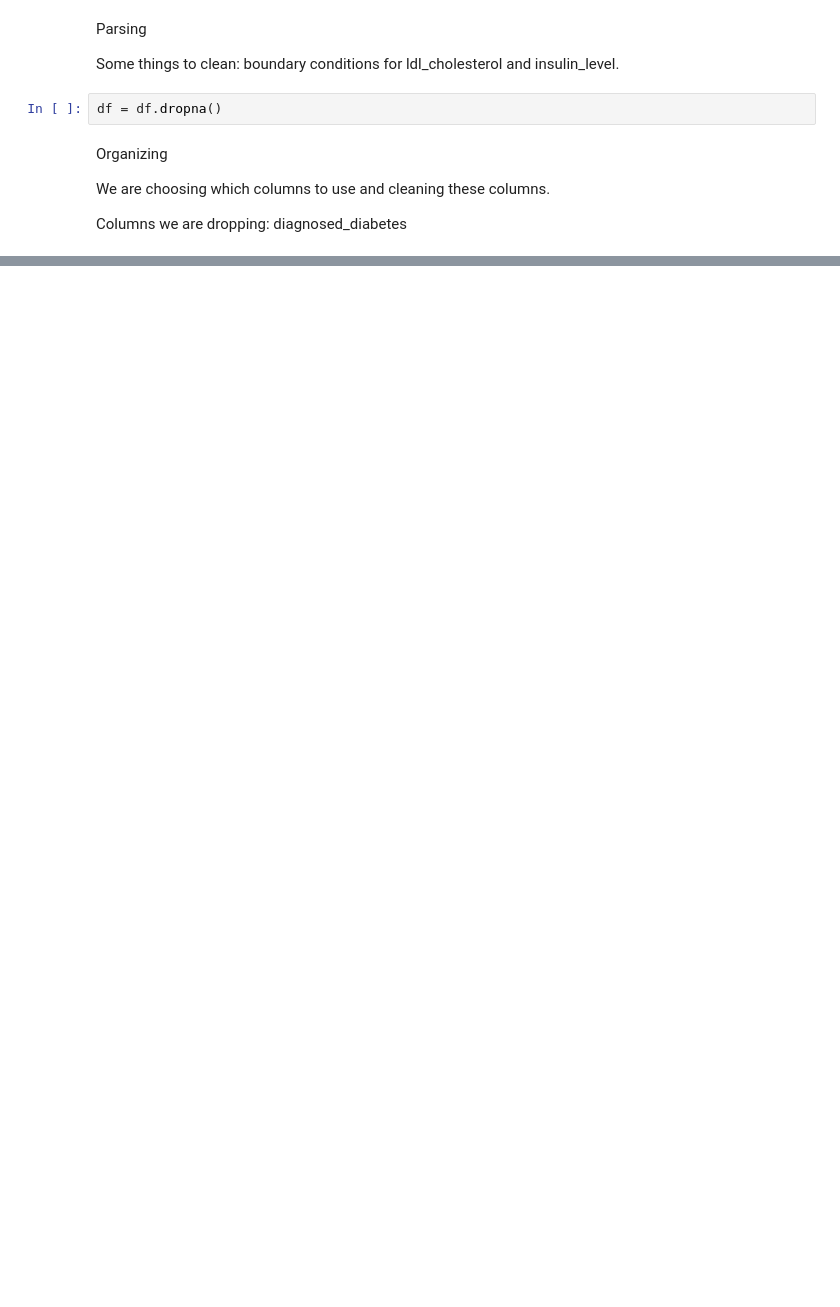
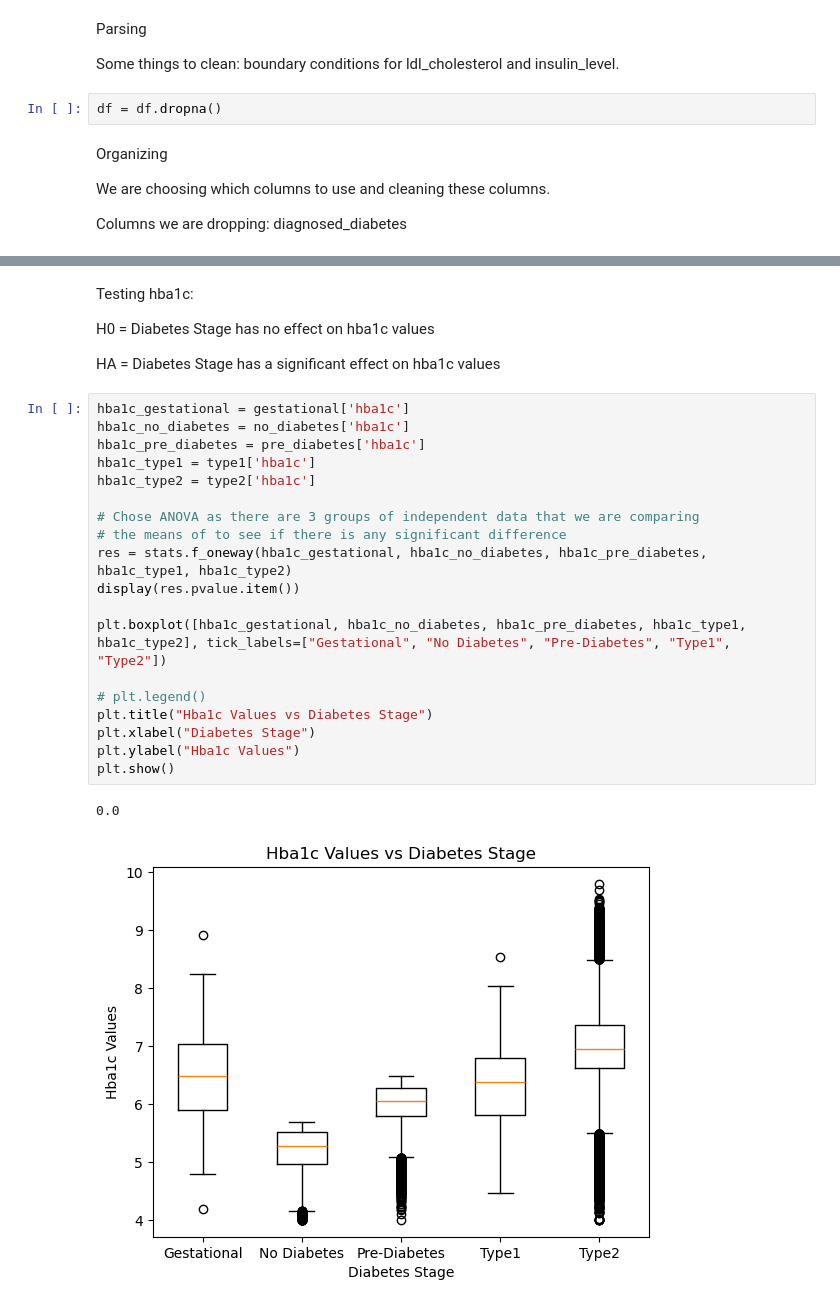
Before and after one commit to XaelZeph/CMSC320_FinalProject, a Jupyter notebook: PreprocessingAndAnalysis.ipynb, the cells around one changed output, grey strips where cells are left out. Drawn from its saved outputs; the diff is of its cells as text; blank space fills up the shorter version.

```diff
--- a/PreprocessingAndAnalysis.ipynb
+++ b/PreprocessingAndAnalysis.ipynb
@@ -42,0 +117,28 @@ average_df = df.groupby('diagnosed_diabetes')[['diet_score', 'sleep_hours_per_da
+# %% [markdown]
+Testing hba1c:
+
+H0 = Diabetes Stage has no effect on hba1c values
+
+HA = Diabetes Stage has a significant effect on hba1c values
+# %%
+hba1c_gestational = gestational['hba1c']
+hba1c_no_diabetes = no_diabetes['hba1c']
+hba1c_pre_diabetes = pre_diabetes['hba1c']
+hba1c_type1 = type1['hba1c']
+hba1c_type2 = type2['hba1c']
+
+# Chose ANOVA as there are 3 groups of independent data that we are comparing
+# the means of to see if there is any significant difference
+res = stats.f_oneway(hba1c_gestational, hba1c_no_diabetes, hba1c_pre_diabetes, hba1c_type1, hba1c_type2)
+display(res.pvalue.item())
+
+plt.boxplot([hba1c_gestational, hba1c_no_diabetes, hba1c_pre_diabetes, hba1c_type1, hba1c_type2], tick_labels=["Gestational", "No Diabetes", "Pre-Diabetes", "Type1", "Type2"])
+
+# plt.legend()
+plt.title("Hba1c Values vs Diabetes Stage")
+plt.xlabel("Diabetes Stage")
+plt.ylabel("Hba1c Values")
+plt.show()
+# %% [output]
+0.0
+[figure, added]
```
Also changed, not shown: parts of 12 cells of this notebook.
